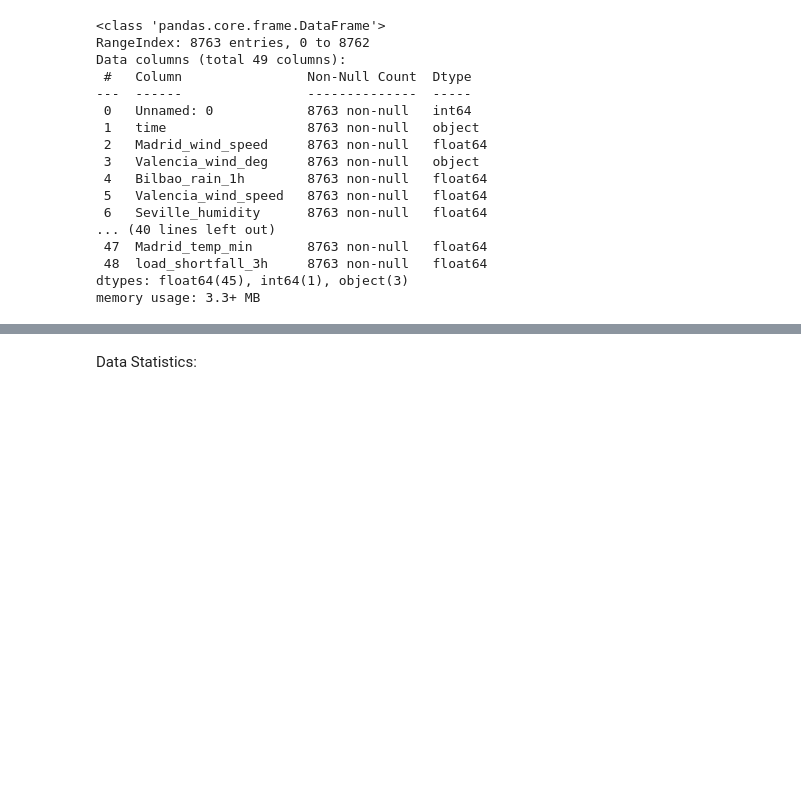
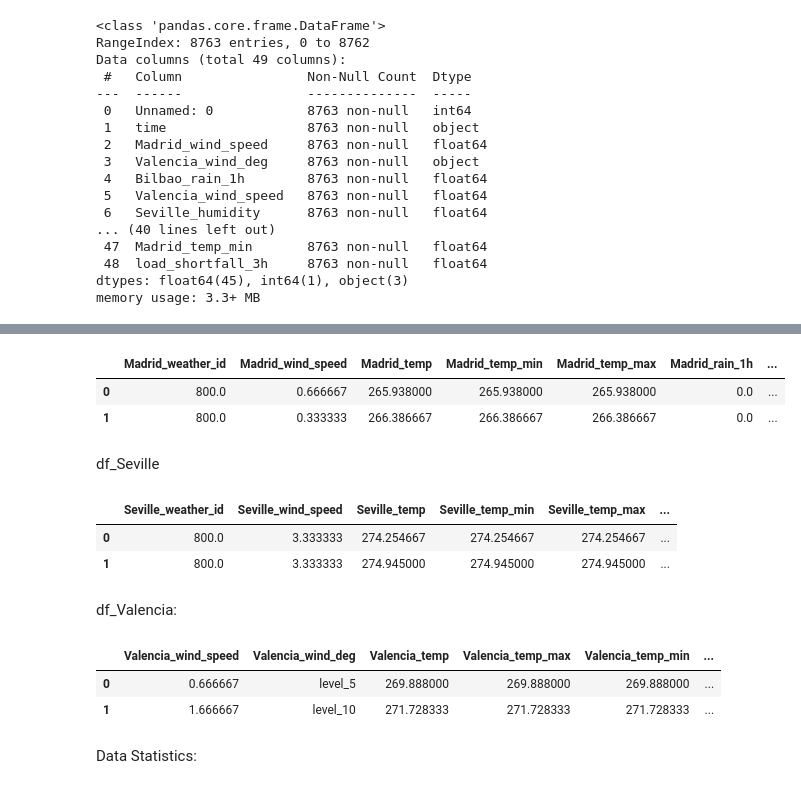
Before and after one commit to PRICILLNDOU/Team-EG3-Regression, a Jupyter notebook: starter-notebook_Christelle.ipynb, the cells around one changed output, grey strips where cells are left out. Drawn from its saved outputs; the diff is of its cells as text; code cells hidden in the pictures; blank space fills up the shorter version.

```diff
--- a/starter-notebook_Christelle.ipynb
+++ b/starter-notebook_Christelle.ipynb
@@ -163,0 +222,14 @@ if (df.isnull().sum() > 0).any():
+# %%
+# df_Madrid will include the 'Madrid_weather_id' , 'Madrid_wind_speed', 'Madrid_temp' , 'Madrid_temp_min' , 'Madrid_temp_max' ,'Madrid_rain_1h' ,
+# 'Madrid_pressure' , 'Madrid_clouds_all' , 'Madrid_humidity' columns
+df_Madrid = df[['Madrid_weather_id' , 'Madrid_wind_speed', 'Madrid_temp' , 'Madrid_temp_min' , 'Madrid_temp_max' , 'Madrid_rain_1h' ,
+           'Madrid_pressure' , 'Madrid_clouds_all' , 'Madrid_humidity']]
+# %%
+# let's print the first two rows of df_Madrid
+df_Madrid.head(2)
+# %% [output]
+|  | Madrid_weather_id | Madrid_wind_speed | Madrid_temp | Madrid_temp_min | Madrid_temp_max | Madrid_rain_1h | ... |
+| 0 | 800.0 | 0.666667 | 265.938000 | 265.938000 | 265.938000 | 0.0 | ... |
+| 1 | 800.0 | 0.333333 | 266.386667 | 266.386667 | 266.386667 | 0.0 | ... |
+# %% [markdown]
+df_Seville
@@ -163,0 +241,9 @@ if (df.isnull().sum() > 0).any():
+# %%
+# let's print the first two rows of df_Seville
+df_Seville.head(2)
+# %% [output]
+|  | Seville_weather_id | Seville_wind_speed | Seville_temp | Seville_temp_min | Seville_temp_max | ... |
+| 0 | 800.0 | 3.333333 | 274.254667 | 274.254667 | 274.254667 | ... |
+| 1 | 800.0 | 3.333333 | 274.945000 | 274.945000 | 274.945000 | ... |
+# %% [markdown]
+df_Valencia:
@@ -164,3 +255,10 @@ if (df.isnull().sum() > 0).any():
+# %%
+# let's print the first two rows of df_Valencia
+df_Valencia.head(2)
+# %% [output]
+|  | Valencia_wind_speed | Valencia_wind_deg | Valencia_temp | Valencia_temp_max | Valencia_temp_min | ... |
+| 0 | 0.666667 | level_5 | 269.888000 | 269.888000 | 269.888000 | ... |
+| 1 | 1.666667 | level_10 | 271.728333 | 271.728333 | 271.728333 | ... |
 # %% [markdown]
 Data Statistics:
 # %%
```
Also changed, not shown: parts of 16 cells of this notebook.
